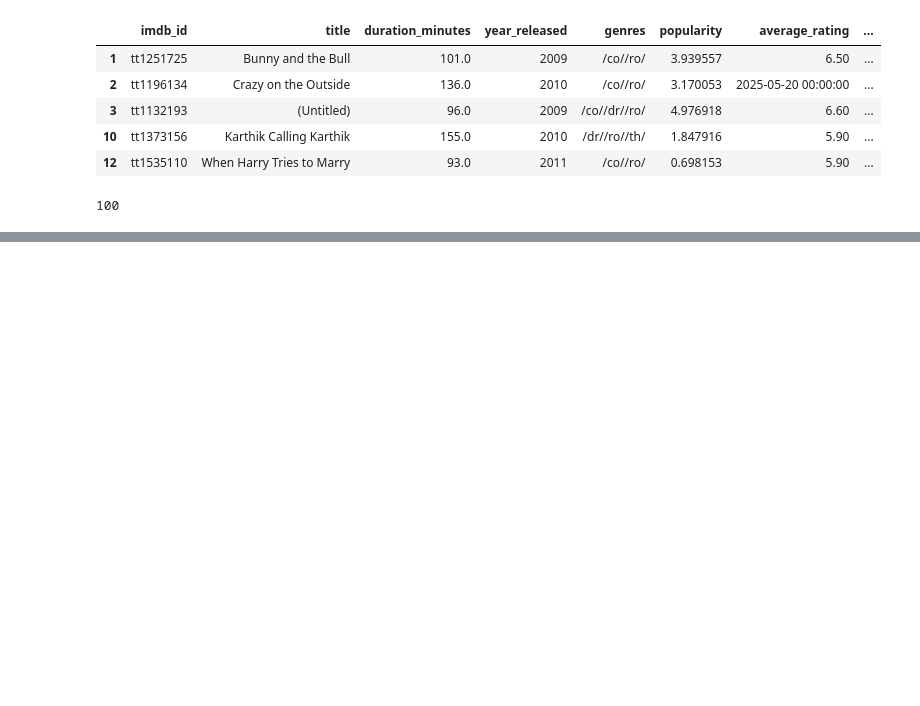
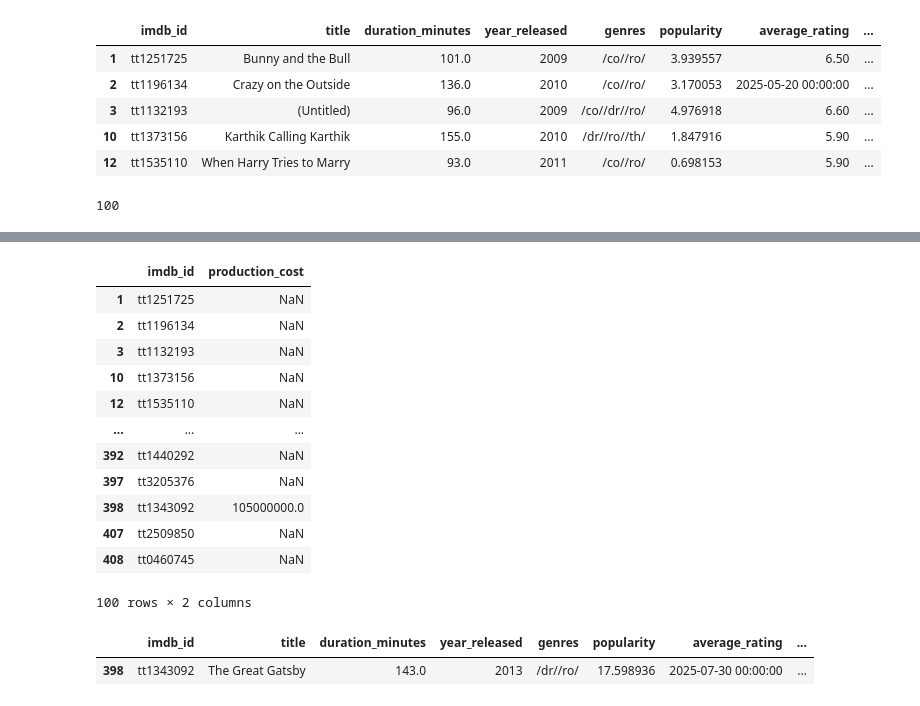
Before and after one commit to M-Ati-git/Colab-works, a Jupyter notebook: Movie_Masters.ipynb, the cells around one changed output, grey strips where cells are left out. Cells and saved outputs as stored; diff of their text form; code cells hidden in the pictures; blank space fills up the shorter version.

```diff
--- a/Movie_Masters.ipynb
+++ b/Movie_Masters.ipynb
@@ -46,0 +58,3 @@ Box Office Mojo weboldal használata új adatok beszerzéséhez
+# %%
+budget_section = soup.find('div', class_='a-section a-spacing-none mojo-summary-values mojo-hidden-from-mobile')
+budget_section
@@ -46,0 +74,10 @@ Box Office Mojo weboldal használata új adatok beszerzéséhez
+# %%
+budget = None
+# Loop through the divs in the budget section to find the budget\n",
+for div in budget_section.find_all('div', class_='a-section a-spacing-none'):
+    if 'Budget' in div.text:
+        budget = div.find_all('span')[1].text.strip()  # Get the second span which contains the budget value
+        break
+
+# Print the extracted budget
+print(budget)
@@ -46,0 +86,29 @@ Box Office Mojo weboldal használata új adatok beszerzéséhez
+# %%
+def fetch_budget(imdb_id: str) -> str:
+    url = f"https://www.boxofficemojo.com/title/{imdb_id}/"
+    response = requests.get(url)
+    soup = BeautifulSoup(response.content, 'html.parser')
+    budget_section = soup.find('div', class_='a-section a-spacing-none mojo-summary-values mojo-hidden-from-mobile')
+
+    if budget_section:
+        for div in budget_section.find_all('div', class_='a-section a-spacing-none'):
+            if 'Budget' in div.text:
+                budget = div.find_all('span')[1].text.strip()  # Get the second span which contains the budget value
+                return budget
+    return None
+# %%
+for index, row in NaN_production_rows.iterrows():
+    imdb_id = row['imdb_id']
+    budget = fetch_budget(imdb_id)
+
+    if budget:
+        # Clean the budget string (e.g., \"$61,000,000\" -> 61000000)
+        try:
+            cleaned_budget = int(budget.replace("$", "").replace(",", ""))
+            # Update the production_cost column in the original DataFrame
+            NaN_production_rows.at[index, 'production_cost'] = cleaned_budget
+            print(f"Updated {imdb_id} with budget: {cleaned_budget}")
+        except (AttributeError, ValueError):
+            print(f"Failed to clean budget for {imdb_id}: {budget}")
+    else:
+        print(f"No budget found for {imdb_id}")
@@ -46,0 +133,23 @@ Box Office Mojo weboldal használata új adatok beszerzéséhez
+# %%
+# Az üres értékeket tartalmazó táblában már kicserélte a production_cost értékeket
+NaN_production_rows
+# %% [output]
+|  | imdb_id | production_cost |
+| 1 | tt1251725 | NaN |
+| 2 | tt1196134 | NaN |
+| 3 | tt1132193 | NaN |
+| 10 | tt1373156 | NaN |
+| 12 | tt1535110 | NaN |
+| ... | ... | ... |
+| 392 | tt1440292 | NaN |
+| 397 | tt3205376 | NaN |
+| 398 | tt1343092 | 105000000.0 |
+| 407 | tt2509850 | NaN |
+| 408 | tt0460745 | NaN |
+100 rows × 2 columns
+# %%
+# Az alaptábla azonban még a NaN értékeket tartalmazza
+df_movie.query("imdb_id == 'tt1343092'")
+# %% [output]
+|  | imdb_id | title | duration_minutes | year_released | genres | popularity | average_rating | ... |
+| 398 | tt1343092 | The Great Gatsby | 143.0 | 2013 | /dr//ro/ | 17.598936 | 2025-07-30 00:00:00 | ... |
```
Also changed, not shown: parts of 8 cells of this notebook.
